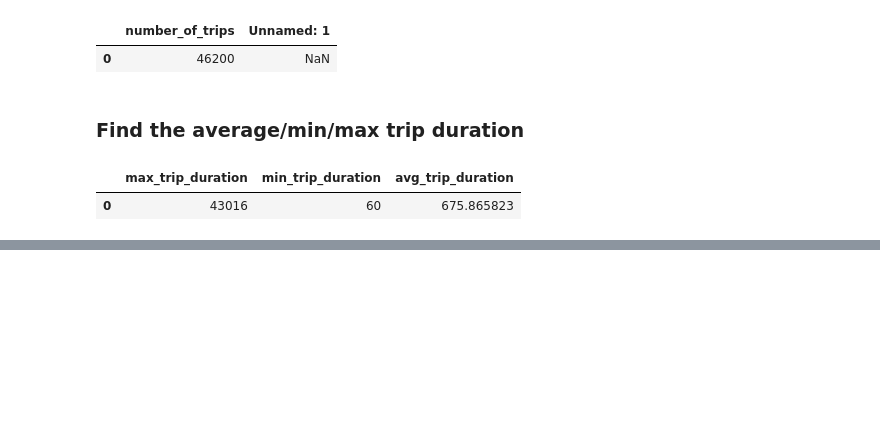
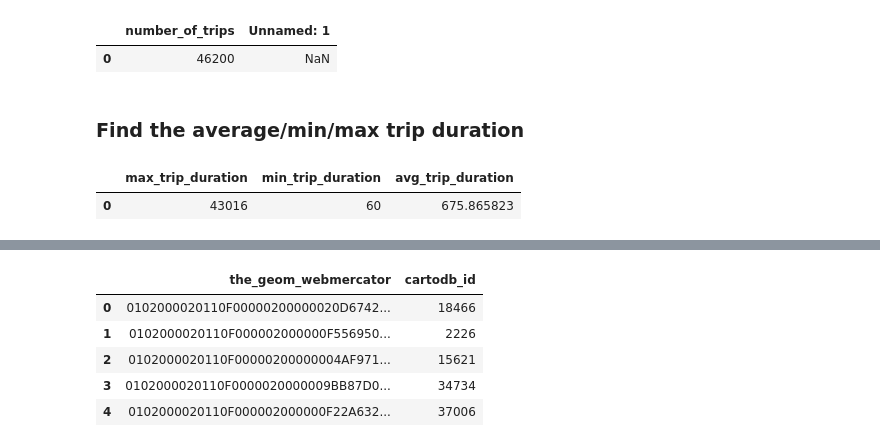
Before and after one commit to ssb10/PUI2017_ssb602, a Jupyter notebook: HW7_ssb602/HW7_SQL.ipynb, the cells around one changed output, grey strips where cells are left out. Saved outputs shown, nothing was run; the diff lists cells and outputs as text; code cells hidden in the pictures; blank space fills up the shorter version.

```diff
--- a/HW7_ssb602/HW7_SQL.ipynb
+++ b/HW7_ssb602/HW7_SQL.ipynb
@@ -132,0 +284,22 @@ pd.read_csv(StringIO.StringIO(queryCartoDB(test)),sep=',')
+# %%
+test = '''select ST_Makeline(
+  CDB_TransformToWebmercator(CDB_LatLng(start_station_latitude, start_station_longitude)),
+  CDB_TransformToWebmercator(CDB_LatLng(end_station_latitude, end_station_longitude))
+  )
+as the_geom_webmercator, min(cartodb_id) as cartodb_id
+from citibike
+where ST_DWithin(CDB_LatLng(start_station_latitude, start_station_longitude)::geography,
+                 CDB_LatLng(40.7577, -73.9857)::geography,500)
+group by start_station_id, start_station_latitude, start_station_longitude,
+end_station_id, end_station_latitude, end_station_longitude'''
+# %%
+mark_lines = pd.read_csv(StringIO.StringIO(queryCartoDB(test)),sep=',')
+# %%
+mark_lines.head(5)
+# %% [output]
+|  | the_geom_webmercator | cartodb_id |
+| 0 | 0102000020110F00000200000020D6742... | 18466 |
+| 1 | 0102000020110F000002000000F556950... | 2226 |
+| 2 | 0102000020110F00000200000004AF971... | 15621 |
+| 3 | 0102000020110F0000020000009BB87D0... | 34734 |
+| 4 | 0102000020110F000002000000F22A632... | 37006 |
```
Also changed, not shown: parts of 36 cells of this notebook.
